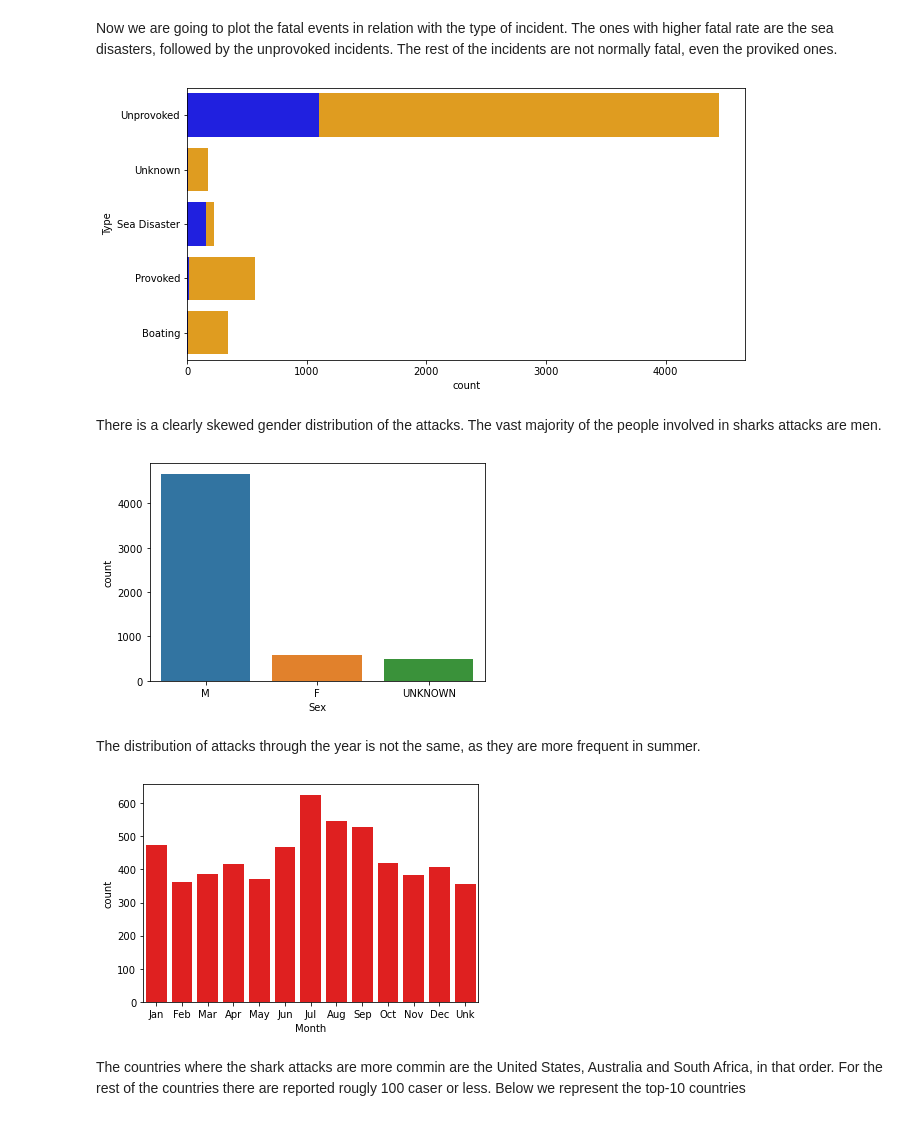
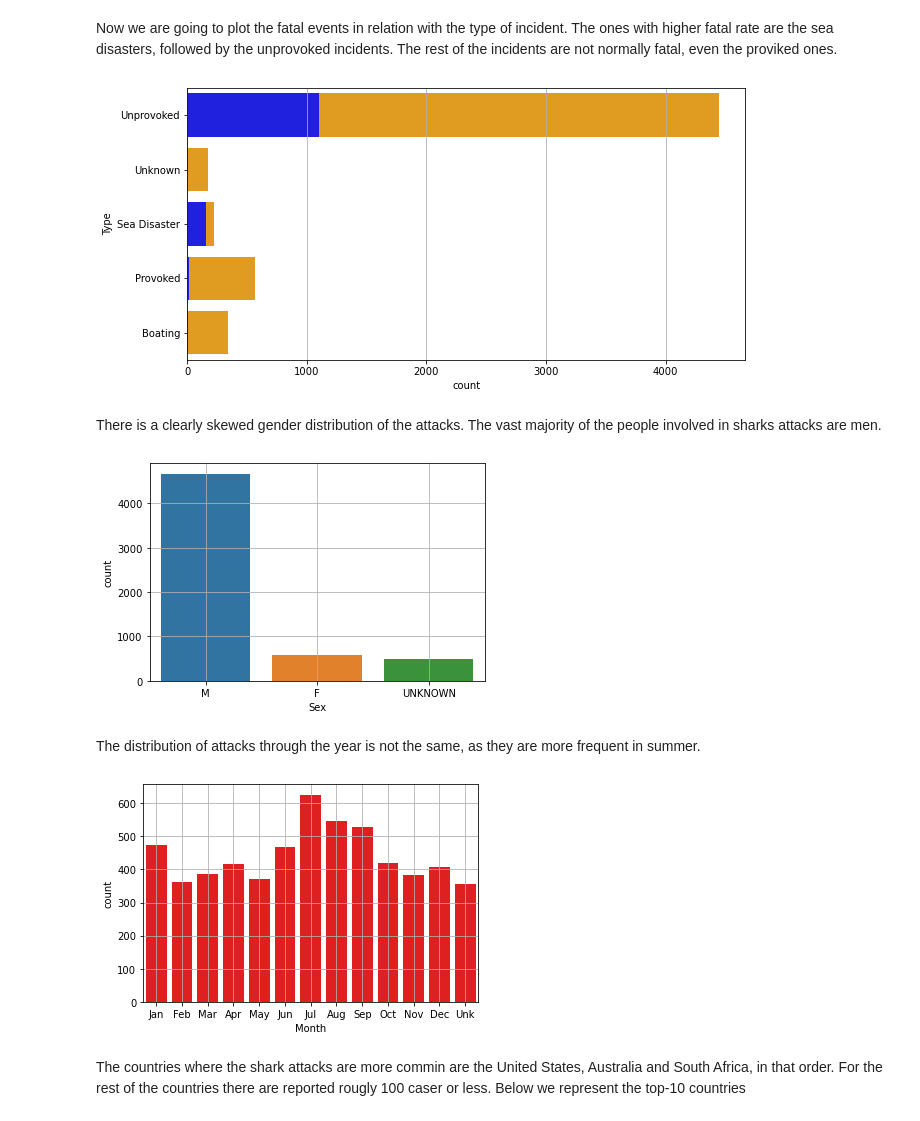
Before and after one commit to ordovas/pandas-project, a Jupyter notebook: your-code/data-wrangling.ipynb, the cells around one changed output. Cells and saved outputs as stored; diff of their text form; code cells hidden in the pictures.

Commit message:
Added grids to plots

```diff
--- a/your-code/data-wrangling.ipynb
+++ b/your-code/data-wrangling.ipynb
@@ -77,26 +78,29 @@ Name: Type, dtype: int64
 Now we are going to plot the fatal events in relation with the type of incident. The ones with higher fatal rate are the sea disasters, followed by the unprovoked incidents. The rest of the incidents are not normally fatal, even the proviked ones.
 # %%
 plt.figure(figsize=(10,5))
+plt.grid(True)
 sns.countplot(y="Type", data=sharks,color="orange",order=types)
 sns.countplot(y="Type", data=sharks[sharks["Fatal"] == "Y"],color="blue",order=types)
 plt.show()
 # %% [output]
-[figure, old version]
+[figure, new version]
 # %% [markdown]
 There is a clearly skewed gender distribution of the attacks. The vast majority of the people involved in sharks attacks are men.
 # %%
 sns.countplot(x="Sex", data=sharks,order=["M","F","UNKNOWN"])
+plt.grid(True)
 plt.show()
 # %% [output]
-[figure, old version]
+[figure, new version]
 # %% [markdown]
 The distribution of attacks through the year is not the same, as they are more frequent in summer.
 # %%
 order_months=["Jan","Feb","Mar","Apr","May","Jun","Jul","Aug","Sep","Oct","Nov","Dec","Unk"]
 sns.countplot(x="Month", data=sharks,color="red",order=order_months)
+plt.grid(True)
 plt.show()
 # %% [output]
-[figure, old version]
+[figure, new version]
 # %% [markdown]
 The countries where the shark attacks are more commin are the United States, Australia and South Africa, in that order. For the rest of the countries there are reported rougly 100 caser or less. Below we represent the top-10 countries
 # %%
```
Also changed, not shown: parts of 7 cells of this notebook.
